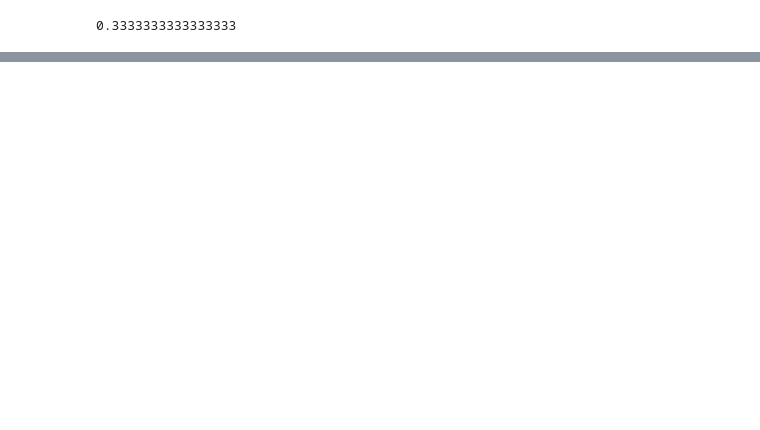
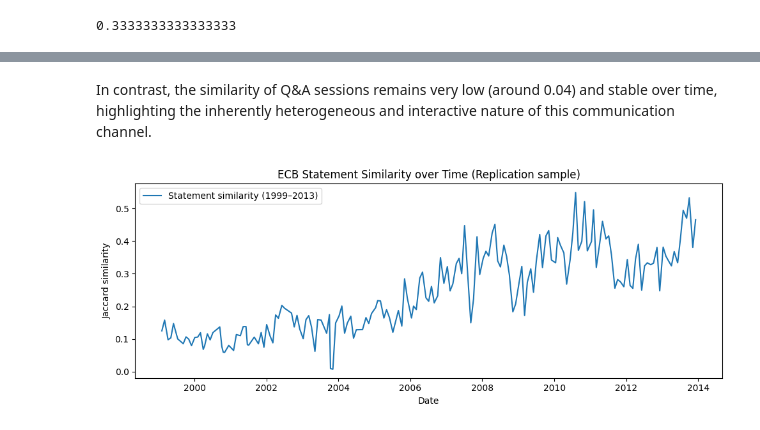
Before and after one commit to Katpst/ECB-similarity-project, a Jupyter notebook: Data_Science.ipynb, the cells around one changed output, grey strips where cells are left out. Cells and saved outputs as stored; diff of their text form; code cells hidden in the pictures; blank space fills up the shorter version.

```diff
--- a/Data_Science.ipynb
+++ b/Data_Science.ipynb
@@ -690,0 +749,12 @@ We extend the textual similarity analysis to the question-and-answer (Q&A) sessi
+# %%
+# Step 1.41 — Replication sample (1999–2013): Q&A similarity
+
+df_9913["qa_similarity"] = compute_similarity_series_from_sets(
+    df_9913["bigrams_qa"]
+)
+
+df_9913["qa_similarity"] = pd.to_numeric(
+    df_9913["qa_similarity"], errors="coerce"
+)
+
+df_9913["qa_similarity"].describe()
@@ -690,0 +799,16 @@ We extend the textual similarity analysis to the question-and-answer (Q&A) sessi
+# %% [markdown]
+In contrast, the similarity of Q&A sessions remains very low (around 0.04) and stable over time, highlighting the inherently heterogeneous and interactive nature of this communication channel.
+# %%
+import matplotlib.pyplot as plt
+
+# Plot statement similarity over time — Replication sample (1999–2013)
+plt.figure(figsize=(10,4))
+plt.plot(df_9913["date"], df_9913["statement_similarity"], label="Statement similarity (1999–2013)")
+plt.xlabel("Date")
+plt.ylabel("Jaccard similarity")
+plt.title("ECB Statement Similarity over Time (Replication sample)")
+plt.legend()
+plt.tight_layout()
+plt.show()
+# %% [output]
+[figure, added]
```
Also changed, not shown: parts of 36 cells of this notebook.
